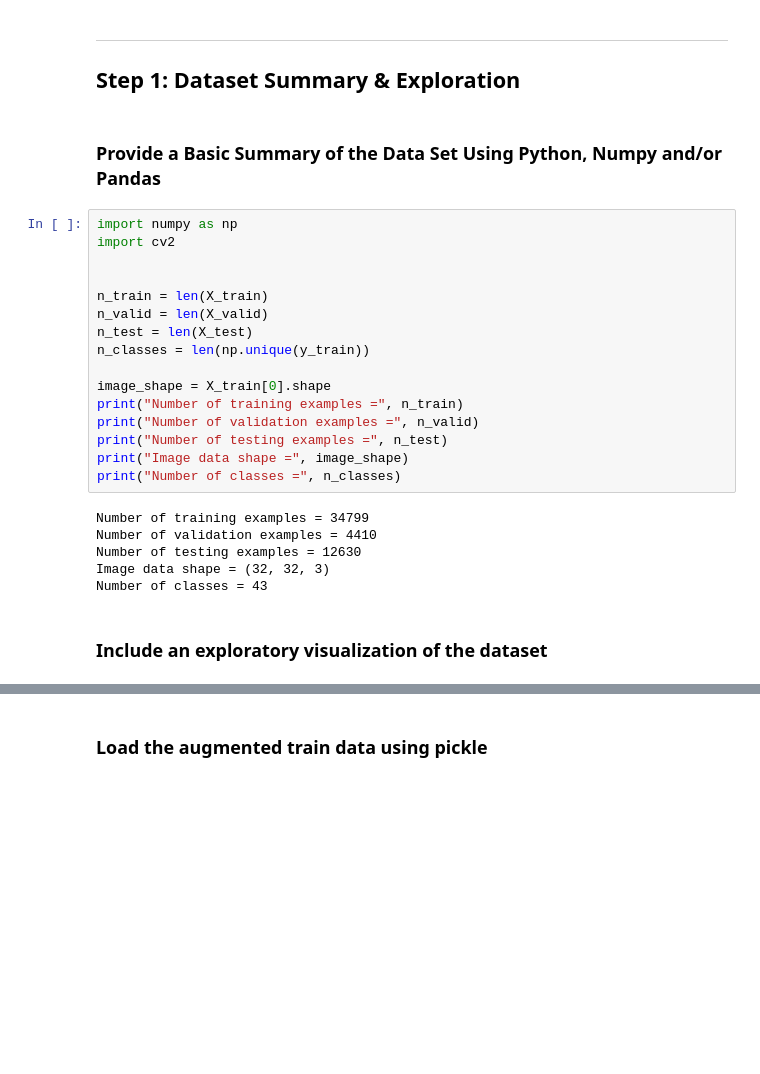
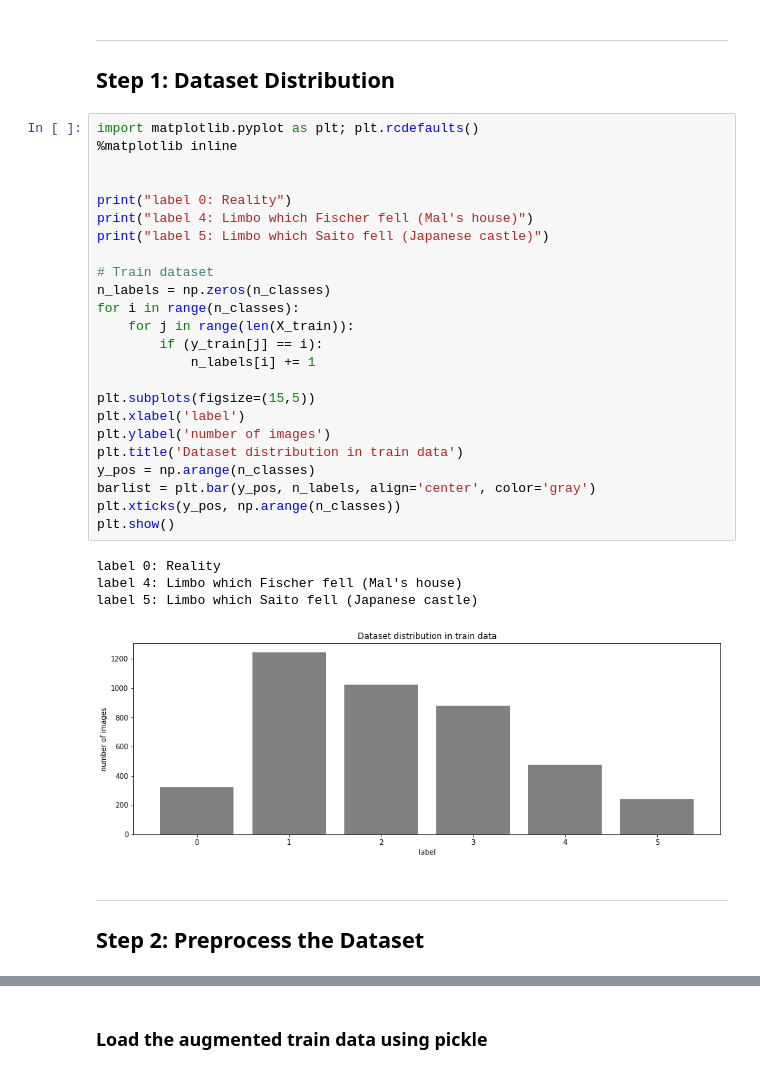
Before and after one commit to Hotsuyuki/AInception, a Jupyter notebook: AInception.ipynb, the cells around one changed output, grey strips where cells are left out. Saved outputs shown, nothing was run; the diff lists cells and outputs as text; blank space fills up the shorter version.

```diff
--- a/AInception.ipynb
+++ b/AInception.ipynb
@@ -27,30 +58,37 @@ assert(len(X_test) == len(y_test))
 # %% [markdown]
 ---
 
-## Step 1: Dataset Summary & Exploration
+## Step 1: Dataset Distribution
-# %% [markdown]
-### Provide a Basic Summary of the Data Set Using Python, Numpy and/or Pandas
-# %%
-import numpy as np
-import cv2
-
-
-n_train = len(X_train)
-n_valid = len(X_valid)
-n_test = len(X_test)
-n_classes = len(np.unique(y_train))
-
-image_shape = X_train[0].shape
-print("Number of training examples =", n_train)
-print("Number of validation examples =", n_valid)
-print("Number of testing examples =", n_test)
-print("Image data shape =", image_shape)
-print("Number of classes =", n_classes)
-# %% [output]
-Number of training examples = 34799
-Number of validation examples = 4410
-Number of testing examples = 12630
-Image data shape = (32, 32, 3)
-Number of classes = 43
-# %% [markdown]
-### Include an exploratory visualization of the dataset
+# %%
+import matplotlib.pyplot as plt; plt.rcdefaults()
+%matplotlib inline
+
+
+print("label 0: Reality")
+print("label 4: Limbo which Fischer fell (Mal's house)")
+print("label 5: Limbo which Saito fell (Japanese castle)")
+
+# Train dataset
+n_labels = np.zeros(n_classes)
+for i in range(n_classes):
+    for j in range(len(X_train)):
+        if (y_train[j] == i):
+            n_labels[i] += 1
+
+plt.subplots(figsize=(15,5))
+plt.xlabel('label')
+plt.ylabel('number of images')
+plt.title('Dataset distribution in train data')
+y_pos = np.arange(n_classes)
+barlist = plt.bar(y_pos, n_labels, align='center', color='gray')
+plt.xticks(y_pos, np.arange(n_classes))
+plt.show()
+# %% [output]
+label 0: Reality
+label 4: Limbo which Fischer fell (Mal's house)
+label 5: Limbo which Saito fell (Japanese castle)
+[figure, added]
+# %% [markdown]
+----
+
+## Step 2: Preprocess the Dataset
```
Also changed, not shown: parts of 15 cells of this notebook.
